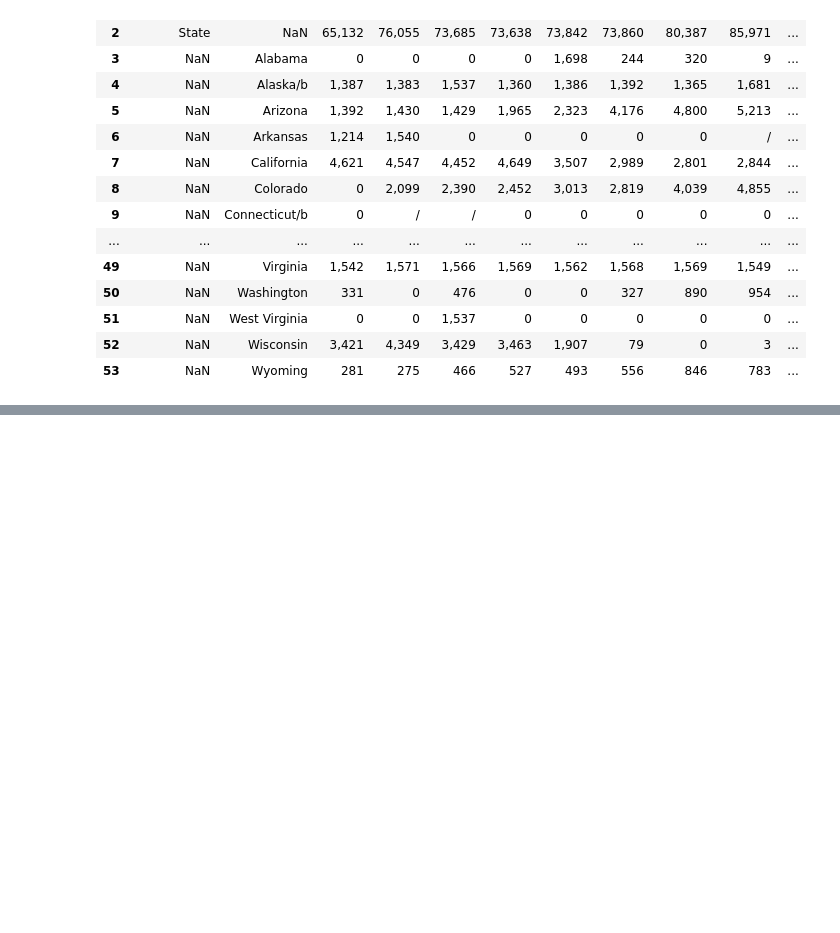
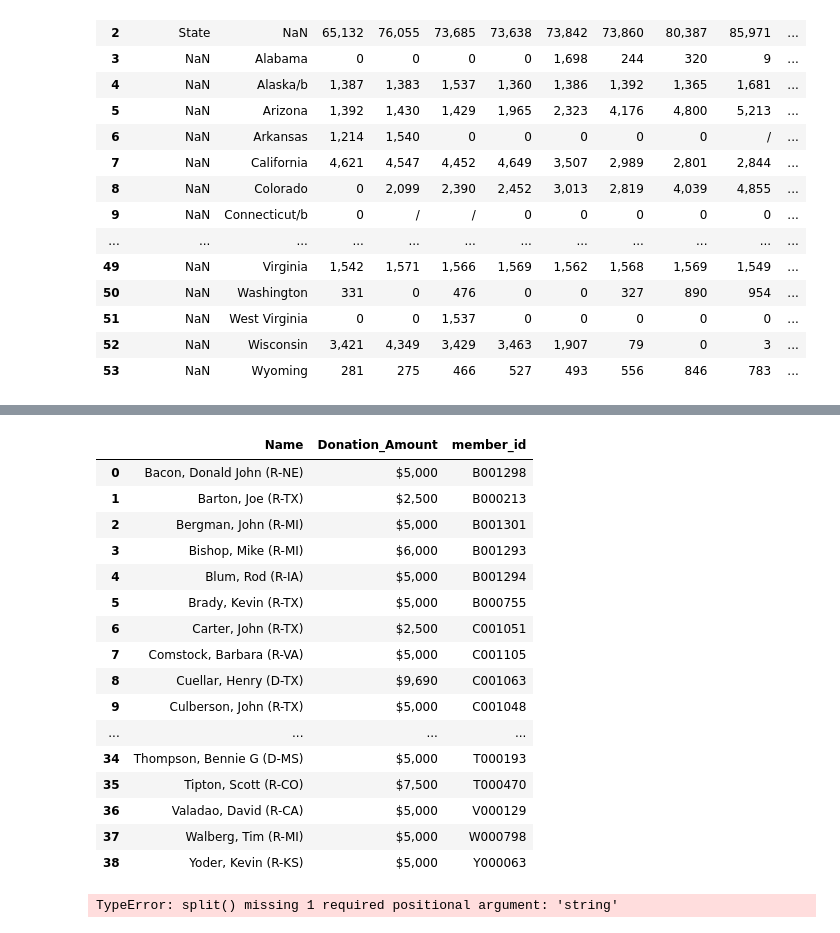
Before and after one commit to EricMa206/Module3Project, a Jupyter notebook: Project 3 Congress.ipynb, the cells around one changed output, grey strips where cells are left out. Drawn from its saved outputs; the diff is of its cells as text; code cells hidden in the pictures; blank space fills up the shorter version.

```diff
--- a/Project 3 Congress.ipynb
+++ b/Project 3 Congress.ipynb
@@ -404,0 +442,4 @@ private_prison_pop_df.drop(['1999', '2000', '2001', '2002', '2003', '2004', '200
+# %%
+house_2016_geo_df = pd.read_csv('2016_geo_house.csv', header = 1)
+# %%
+house_2016_geo_df.drop(['Unnamed: 0','Unnamed: 3','Unnamed: 4','Unnamed: 5','Unnamed: 6'], axis = 1, inplace = True)
@@ -404,0 +474,33 @@ private_prison_pop_df.drop(['1999', '2000', '2001', '2002', '2003', '2004', '200
+# %%
+member_id = ["B001298","B000213","B001301","B001293","B001294","B000755","C001051","C001105","C001063","C001048",
+             "C001107","D000612","didnt_vote","G000289","G000566","didnt_vote","didnt_vote","H001073","I000056",
+             "didnt_vote","K000386","K000379","K000387","didnt_vote","M001157","didnt_vote","didn't_vote","R000578",
+             "R000486","R000604","R000609","S001172","didnt_vote","T000478","T000193","T000470","V000129","W000798",
+             "Y000063"]
+
+house_2016_geo_df["member_id"] = member_id
+# %%
+house_2016_geo_df
+# %% [output]
+|  | Name | Donation_Amount | member_id |
+| 0 | Bacon, Donald John (R-NE) | $5,000 | B001298 |
+| 1 | Barton, Joe (R-TX) | $2,500 | B000213 |
+| 2 | Bergman, John (R-MI) | $5,000 | B001301 |
+| 3 | Bishop, Mike (R-MI) | $6,000 | B001293 |
+| 4 | Blum, Rod (R-IA) | $5,000 | B001294 |
+| 5 | Brady, Kevin (R-TX) | $5,000 | B000755 |
+| 6 | Carter, John (R-TX) | $2,500 | C001051 |
+| 7 | Comstock, Barbara (R-VA) | $5,000 | C001105 |
+| 8 | Cuellar, Henry (D-TX) | $9,690 | C001063 |
+| 9 | Culberson, John (R-TX) | $5,000 | C001048 |
+| ... | ... | ... | ... |
+| 34 | Thompson, Bennie G (D-MS) | $5,000 | T000193 |
+| 35 | Tipton, Scott (R-CO) | $7,500 | T000470 |
+| 36 | Valadao, David (R-CA) | $5,000 | V000129 |
+| 37 | Walberg, Tim (R-MI) | $5,000 | W000798 |
+| 38 | Yoder, Kevin (R-KS) | $5,000 | Y000063 |
+# %%
+for name in house_2016_geo_df["Name"]:
+    last, first, party = name.str.split(",","\(")
+# %% [output]
+TypeError: split() missing 1 required positional argument: 'string'
```
Also changed, not shown: parts of 10 cells of this notebook, 1 other file.
